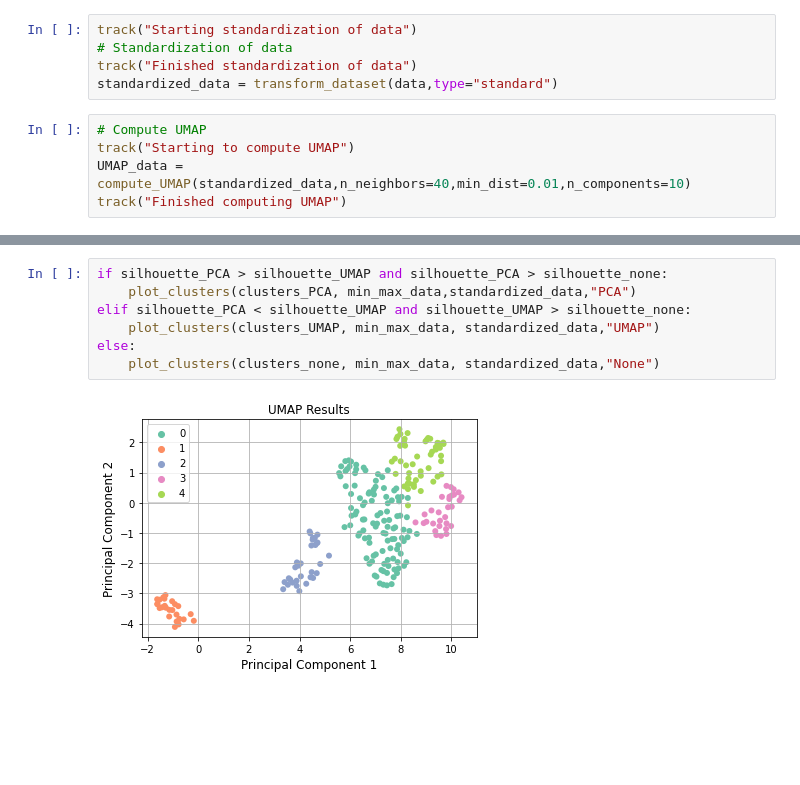
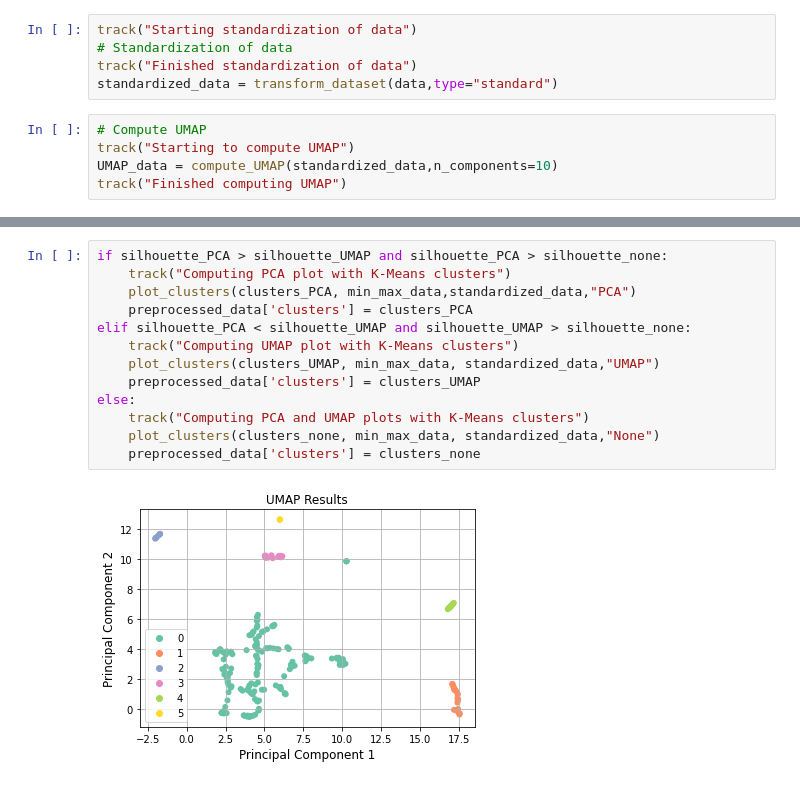
Before and after one commit to Vinomo4/SWTech, a Jupyter notebook: models/Clustering.ipynb, the cells around one changed output, grey strips where cells are left out. Drawn from its saved outputs; the diff is of its cells as text; blank space fills up the shorter version.

Commit message:
Clustering

```diff
--- a/models/Clustering.ipynb
+++ b/models/Clustering.ipynb
@@ -388,5 +366,5 @@ standardized_data = transform_dataset(data,type="standard")
 # %%
 # Compute UMAP
 track("Starting to compute UMAP")
-UMAP_data = compute_UMAP(standardized_data,n_neighbors=40,min_dist=0.01,n_components=10)
+UMAP_data = compute_UMAP(standardized_data,n_components=10)
 track("Finished computing UMAP")
@@ -406,9 +381,15 @@ Number of clusters 5
 # %%
 if silhouette_PCA > silhouette_UMAP and silhouette_PCA > silhouette_none:
+    track("Computing PCA plot with K-Means clusters")
     plot_clusters(clusters_PCA, min_max_data,standardized_data,"PCA")
+    preprocessed_data['clusters'] = clusters_PCA
 elif silhouette_PCA < silhouette_UMAP and silhouette_UMAP > silhouette_none:
+    track("Computing UMAP plot with K-Means clusters")
     plot_clusters(clusters_UMAP, min_max_data, standardized_data,"UMAP")
+    preprocessed_data['clusters'] = clusters_UMAP
 else:
+    track("Computing PCA and UMAP plots with K-Means clusters")
     plot_clusters(clusters_none, min_max_data, standardized_data,"None")
+    preprocessed_data['clusters'] = clusters_none
 # %% [output]
-[figure, old version]
+[figure, new version]
```
Also changed, not shown: parts of 8 cells of this notebook, 4 other files.
